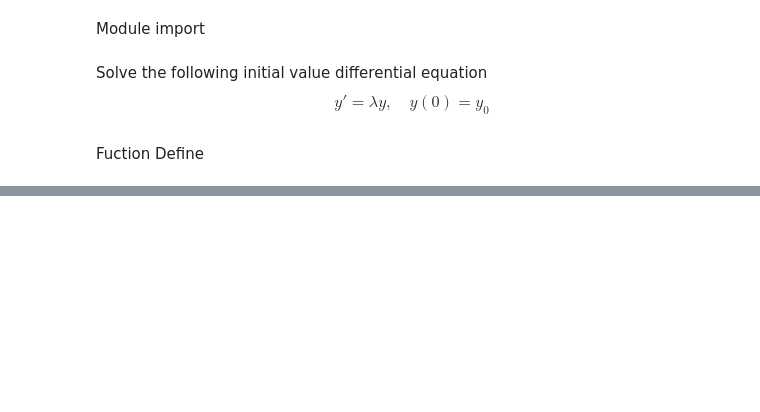
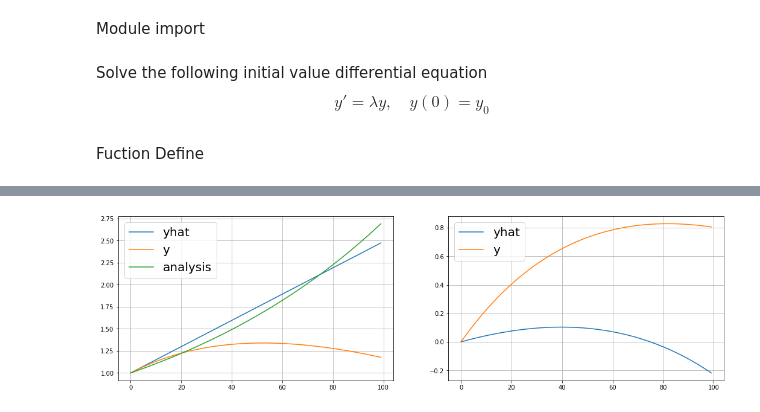
Before and after one commit to KyungRyeolBaek/ODE, a Jupyter notebook: ODE/expansion221027_ODE_clean.ipynb, the cells around one changed output, grey strips where cells are left out. Cells and saved outputs as stored; diff of their text form; code cells hidden in the pictures; blank space fills up the shorter version.

```diff
--- a/ODE/expansion221027_ODE_clean.ipynb
+++ b/ODE/expansion221027_ODE_clean.ipynb
@@ -443,2 +135,0 @@ def EC_train(n = 4, target_loss = np.Inf, early_stop = np.Inf, max_train_count =
-# %%
-EC_W, loss = EC_train(1, early_stop=1, max_train_count=1000)
@@ -1959,8 +135,0 @@ low_loss_Epoch : 4411, low_Loss_sum : 0.0009, low_loss_w : <tf.Variable 'Variabl
-# %%
-w, W = w3_EC_Case1_train
-
-fig, ax = plt.subplots(figsize=(5, 5))
-ax.plot(W[1], label = 'W')
-ax.tick_params(labelsize=10)
-ax.legend(fontsize=20)
-ax.grid()
@@ -2178,0 +356,12 @@ print(answer)
+# %%
+# 최대 x 범위 : start <= x < limit, delta로 슬라이싱
+start, limit, delta = 0, 1, 0.01
+x = tf.Variable(tf.range(start, limit, delta))
+
+# yhat 생성
+n = 1
+yhat_w, low_loss = yhat_w_loss(x, n, early_stop=1)
+yhat = y(x, yhat_w, n, bias = 1)
+
+# add EC
+EC_W, loss = EC_W_loss(x, yhat, n, early_stop=1)
@@ -2178,0 +377,19 @@ print(answer)
+# %%
+# Graph
+fig = plt.figure(figsize=(18,5))
+ax = fig.add_subplot(121)
+ax.plot(yhat, label = 'yhat')
+ax.plot(yhat + [neural_network(EC_W, x[i])*x[i]**(n+1) for i in tf.range(tf.size(x))], label = 'y')
+ax.plot(psy_analytic(x,1), label = 'analysis')
+ax.tick_params(labelsize=10)
+ax.legend(fontsize=20)
+ax.grid()
+# Error
+ax2 = fig.add_subplot(122)
+ax2.plot(yhat - psy_analytic(x,1), label = 'yhat')
+ax2.plot([yhat[i] + neural_network(EC_W, x[i])*x[i]**(n+1) for i in tf.range(tf.size(x))] - psy_analytic(x,-1), label = 'y')
+ax2.tick_params(labelsize=10)
+ax2.legend(fontsize=20)
+ax2.grid()
+# %% [output]
+[figure, added]
```
Also changed, not shown: parts of 82 cells of this notebook, 20 other files.
